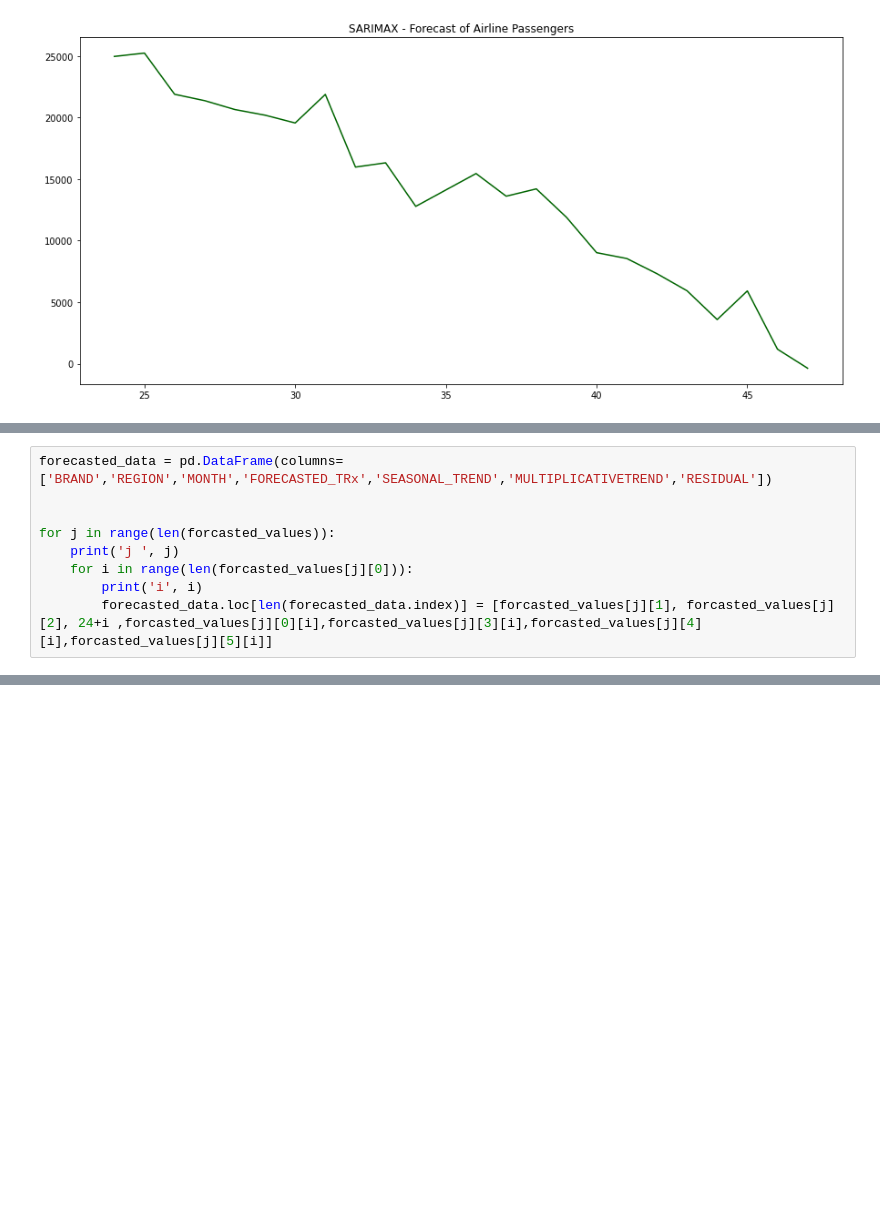
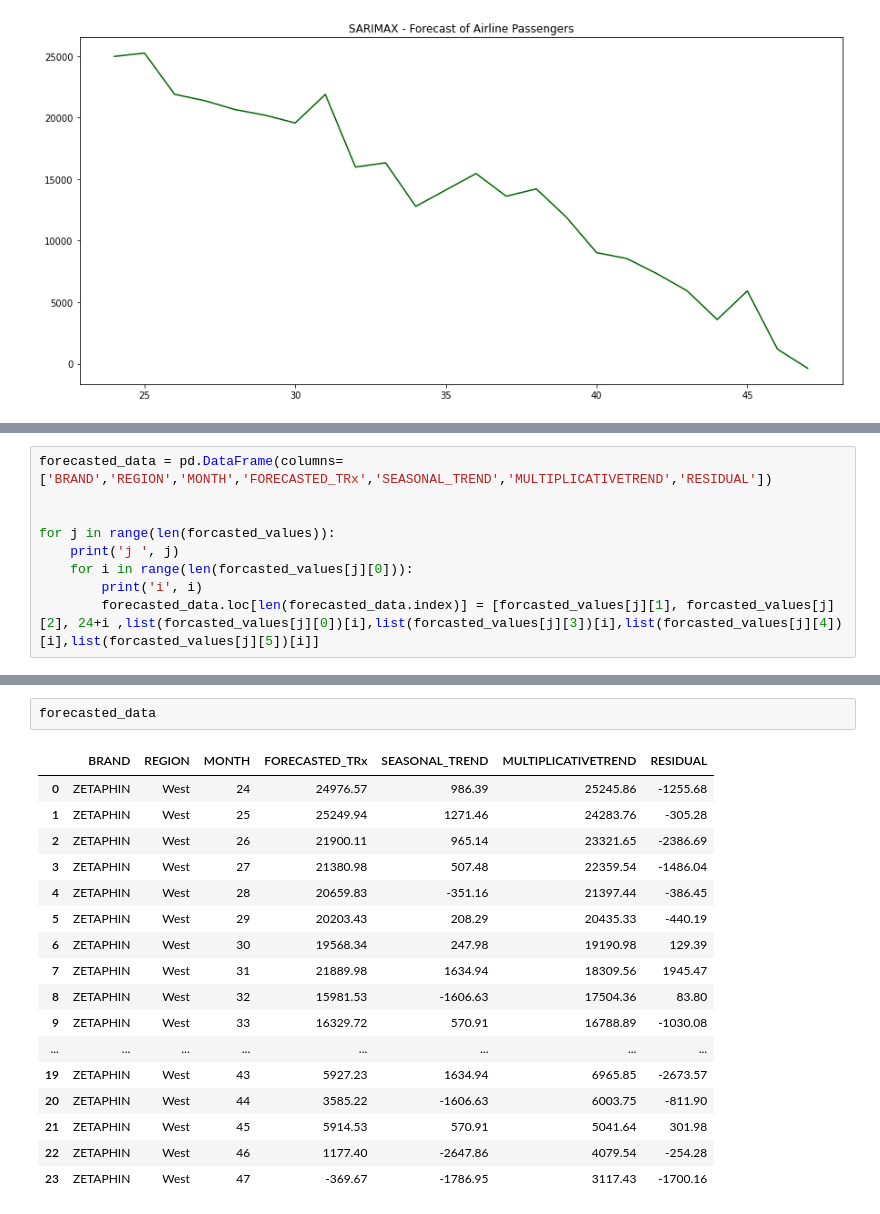
Before and after one commit to RohitRShettar/Pharmabrandinsights, a Jupyter notebook: PharmaFDC/Pharmaceutical_Brand_Predictive_Model.ipynb, the cells around one changed output, grey strips where cells are left out. Drawn from its saved outputs; the diff is of its cells as text; blank space fills up the shorter version.

```diff
--- a/PharmaFDC/Pharmaceutical_Brand_Predictive_Model.ipynb
+++ b/PharmaFDC/Pharmaceutical_Brand_Predictive_Model.ipynb
@@ -883,9 +812,0 @@ forcasted_values.append([fitted, brand_i , region_i,ts_decompose_additive.season
-# %%
-forecasted_data = pd.DataFrame(columns=['BRAND','REGION','MONTH','FORECASTED_TRx','SEASONAL_TREND','MULTIPLICATIVETREND','RESIDUAL'])
-
-
-for j in range(len(forcasted_values)):
-    print('j ', j)
-    for i in range(len(forcasted_values[j][0])):
-        print('i', i)
-        forecasted_data.loc[len(forecasted_data.index)] = [forcasted_values[j][1], forcasted_values[j][2], 24+i ,forcasted_values[j][0][i],forcasted_values[j][3][i],forcasted_values[j][4][i],forcasted_values[j][5][i]]
@@ -899,0 +883,9 @@ KeyError: 0
+# %%
+forecasted_data = pd.DataFrame(columns=['BRAND','REGION','MONTH','FORECASTED_TRx','SEASONAL_TREND','MULTIPLICATIVETREND','RESIDUAL'])
+
+
+for j in range(len(forcasted_values)):
+    print('j ', j)
+    for i in range(len(forcasted_values[j][0])):
+        print('i', i)
+        forecasted_data.loc[len(forecasted_data.index)] = [forcasted_values[j][1], forcasted_values[j][2], 24+i ,list(forcasted_values[j][0])[i],list(forcasted_values[j][3])[i],list(forcasted_values[j][4])[i],list(forcasted_values[j][5])[i]]
@@ -899,0 +910,20 @@ KeyError: 0
+# %%
+forecasted_data
+# %% [output]
+|  | BRAND | REGION | MONTH | FORECASTED_TRx | SEASONAL_TREND | MULTIPLICATIVETREND | RESIDUAL |
+| 0 | ZETAPHIN | West | 24 | 24976.57 | 986.39 | 25245.86 | -1255.68 |
+| 1 | ZETAPHIN | West | 25 | 25249.94 | 1271.46 | 24283.76 | -305.28 |
+| 2 | ZETAPHIN | West | 26 | 21900.11 | 965.14 | 23321.65 | -2386.69 |
+| 3 | ZETAPHIN | West | 27 | 21380.98 | 507.48 | 22359.54 | -1486.04 |
+| 4 | ZETAPHIN | West | 28 | 20659.83 | -351.16 | 21397.44 | -386.45 |
+| 5 | ZETAPHIN | West | 29 | 20203.43 | 208.29 | 20435.33 | -440.19 |
+| 6 | ZETAPHIN | West | 30 | 19568.34 | 247.98 | 19190.98 | 129.39 |
+| 7 | ZETAPHIN | West | 31 | 21889.98 | 1634.94 | 18309.56 | 1945.47 |
+| 8 | ZETAPHIN | West | 32 | 15981.53 | -1606.63 | 17504.36 | 83.80 |
+| 9 | ZETAPHIN | West | 33 | 16329.72 | 570.91 | 16788.89 | -1030.08 |
+| ... | ... | ... | ... | ... | ... | ... | ... |
+| 19 | ZETAPHIN | West | 43 | 5927.23 | 1634.94 | 6965.85 | -2673.57 |
+| 20 | ZETAPHIN | West | 44 | 3585.22 | -1606.63 | 6003.75 | -811.90 |
+| 21 | ZETAPHIN | West | 45 | 5914.53 | 570.91 | 5041.64 | 301.98 |
+| 22 | ZETAPHIN | West | 46 | 1177.40 | -2647.86 | 4079.54 | -254.28 |
+| 23 | ZETAPHIN | West | 47 | -369.67 | -1786.95 | 3117.43 | -1700.16 |
```
Also changed, not shown: parts of 11 cells of this notebook.
